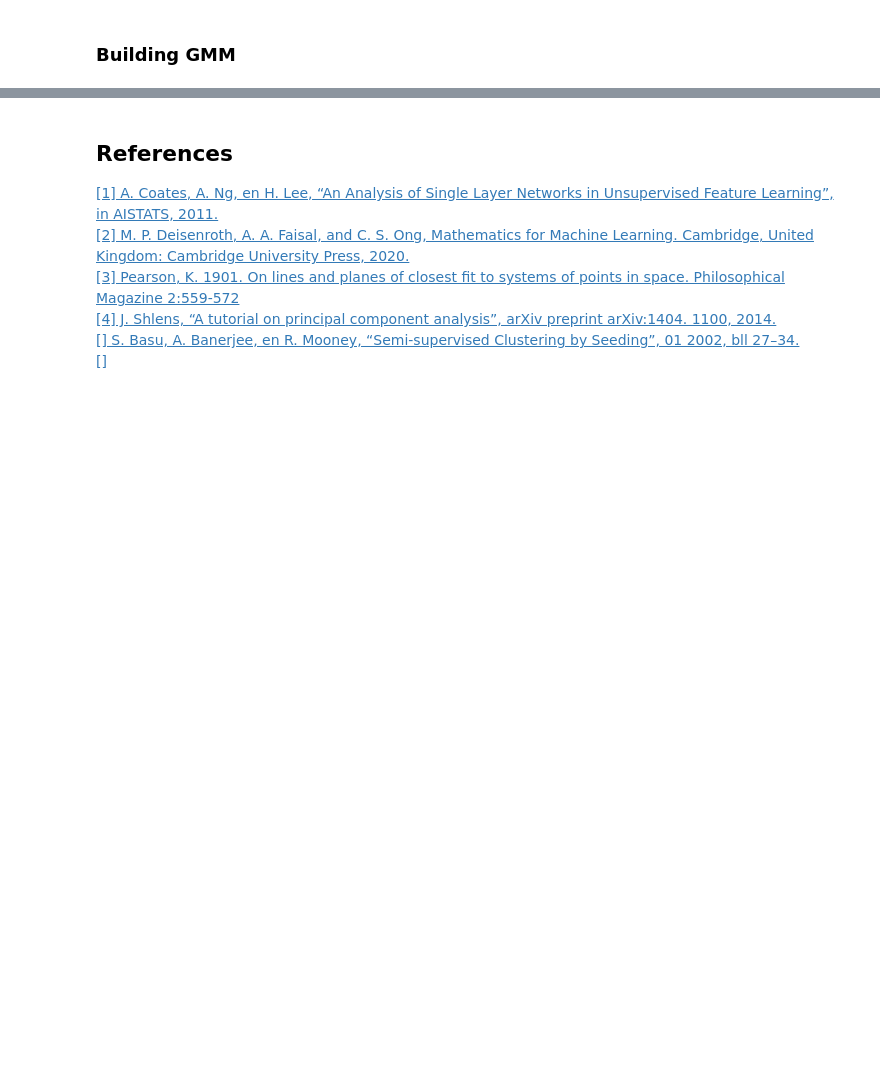
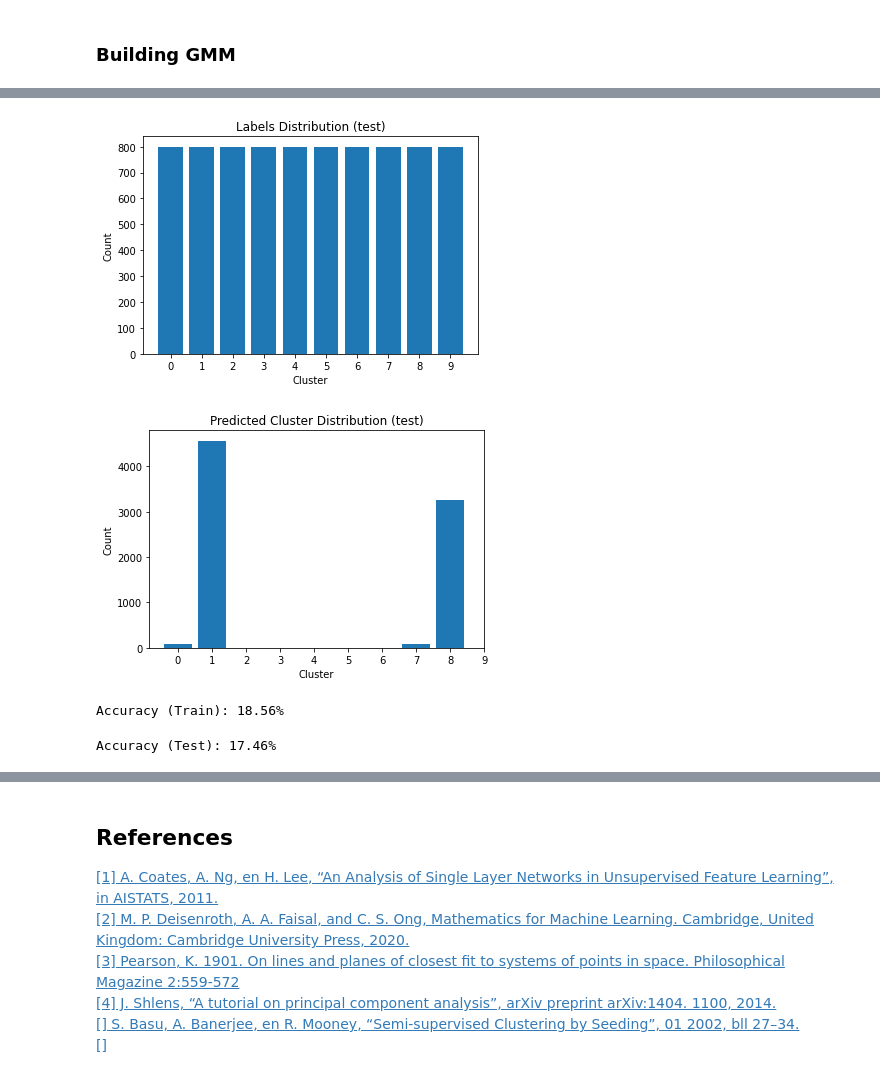
Before and after one commit to peeeyow/stl10-pca-gmm-experiment, a Jupyter notebook: stl10_pca_gmm_experiment.ipynb, the cells around one changed output, grey strips where cells are left out. Saved outputs shown, nothing was run; the diff lists cells and outputs as text; code cells hidden in the pictures; blank space fills up the shorter version.

```diff
--- a/stl10_pca_gmm_experiment.ipynb
+++ b/stl10_pca_gmm_experiment.ipynb
@@ -926,0 +1038,16 @@ array(['bird', 'dog', 'bird', 'horse', 'cat', 'truck'], dtype='<U8')
+# %%
+test_labels_predicted = gmm_seeded.predict(code_test)
+
+plot_cluster_dist(data_test_labels, 10, "Labels Distribution (test)")
+plot_cluster_dist(test_labels_predicted, 10, "Predicted Cluster Distribution (test)")
+# %% [output]
+[figure, added]
+[figure, added]
+# %%
+print(f"Accuracy (Train): {np.count_nonzero(data_train_labels == train_labels_predicted)/len(data_train_labels)*100:.2f}%")
+# %% [output]
+Accuracy (Train): 18.56%
+# %%
+print(f"Accuracy (Test): {np.count_nonzero(data_test_labels == test_labels_predicted)/len(data_test_labels)*100:.2f}%")
+# %% [output]
+Accuracy (Test): 17.46%
```
Also changed, not shown: parts of 52 cells of this notebook.
